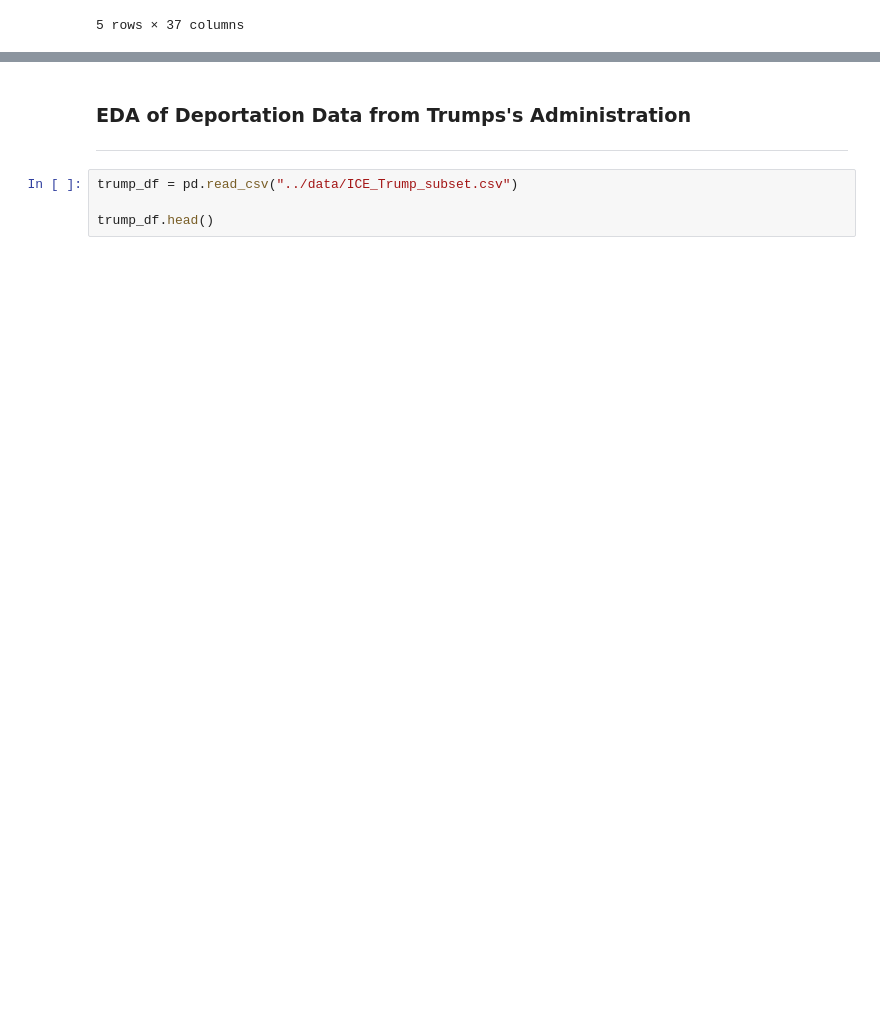
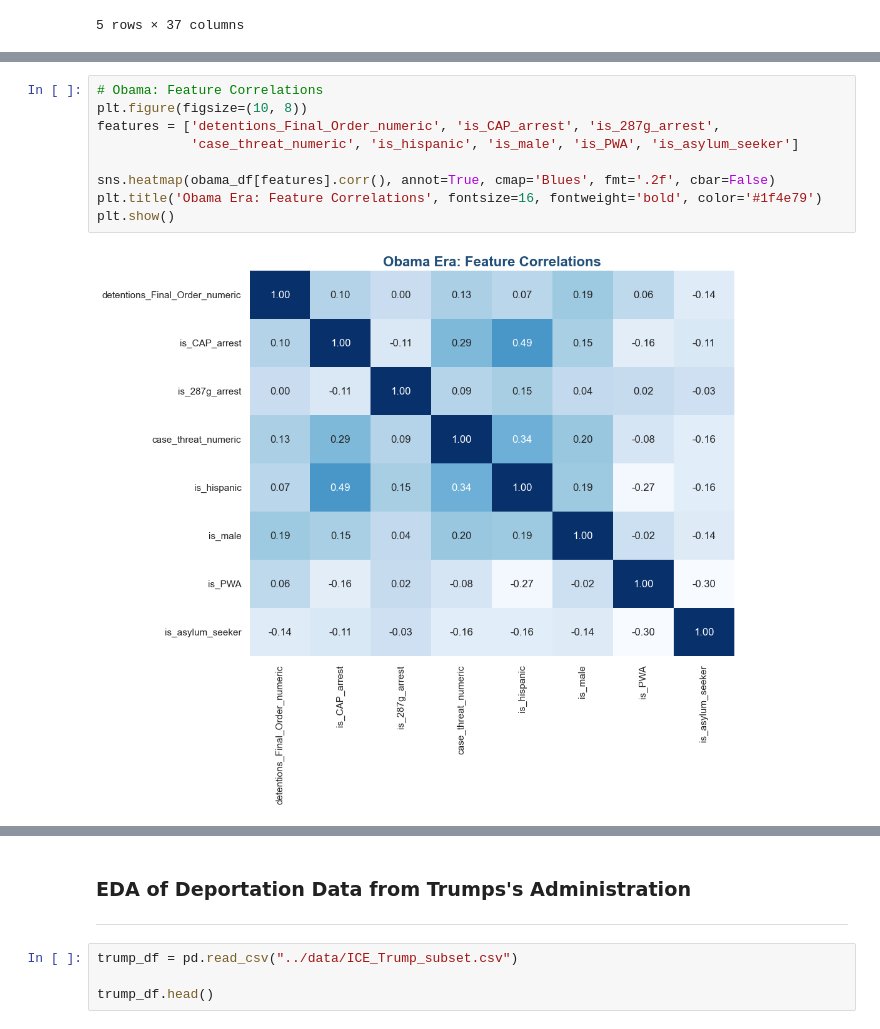
Before and after one commit to emilynnguyen1/ICE-Outcomes, a Jupyter notebook: notebooks/Exploratory-Data-Analysis.ipynb, the cells around one changed output, grey strips where cells are left out. Saved outputs shown, nothing was run; the diff lists cells and outputs as text; blank space fills up the shorter version.

```diff
--- a/notebooks/Exploratory-Data-Analysis.ipynb
+++ b/notebooks/Exploratory-Data-Analysis.ipynb
@@ -637,0 +692,11 @@ obama_df.head()
+# %%
+# Obama: Feature Correlations
+plt.figure(figsize=(10, 8))
+features = ['detentions_Final_Order_numeric', 'is_CAP_arrest', 'is_287g_arrest',
+            'case_threat_numeric', 'is_hispanic', 'is_male', 'is_PWA', 'is_asylum_seeker']
+
+sns.heatmap(obama_df[features].corr(), annot=True, cmap='Blues', fmt='.2f', cbar=False)
+plt.title('Obama Era: Feature Correlations', fontsize=16, fontweight='bold', color='#1f4e79')
+plt.show()
+# %% [output]
+[figure, added]
```
Also changed, not shown: parts of 13 cells of this notebook.
